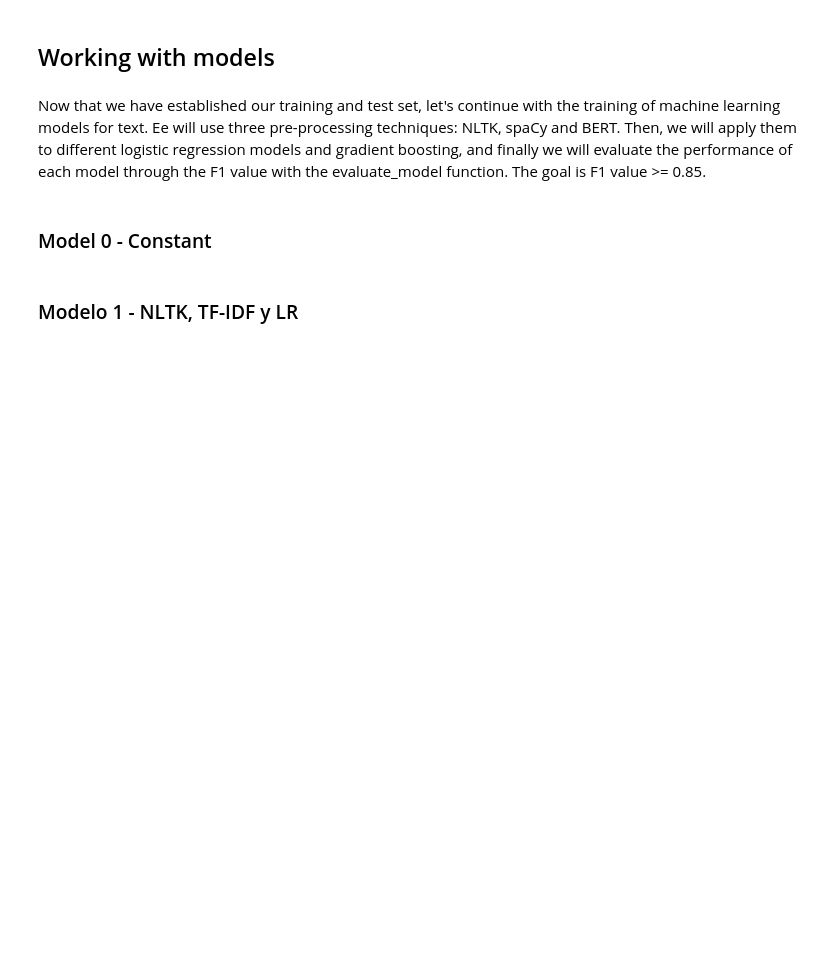
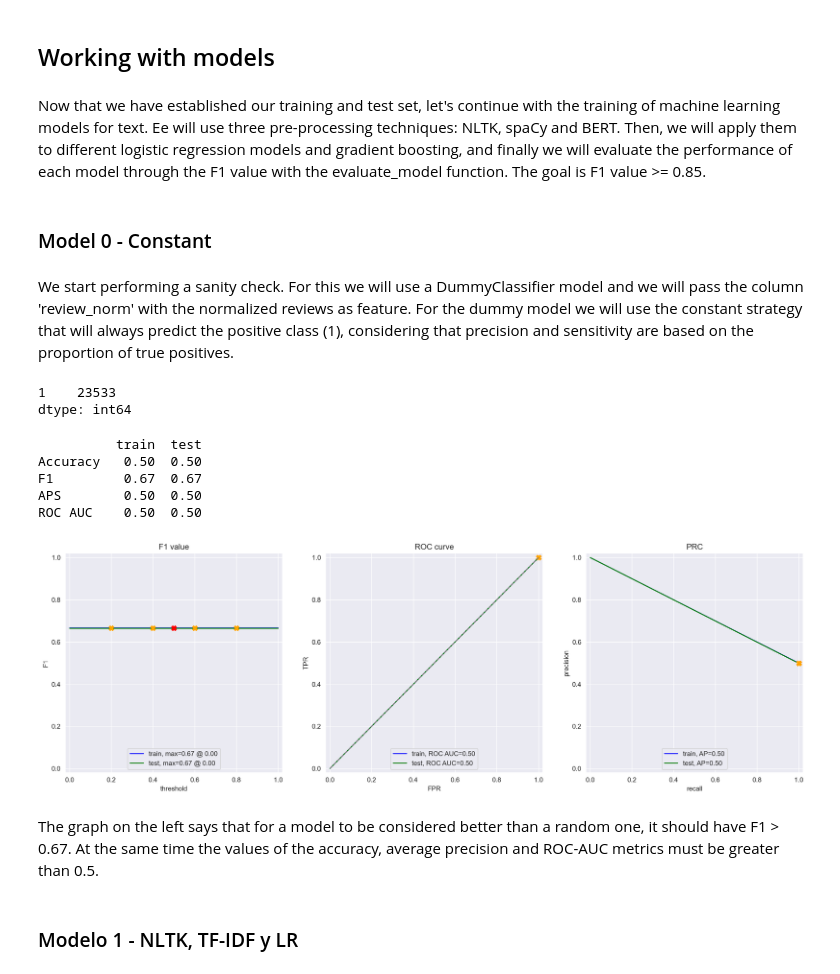
Before and after one commit to Vincent-Ambrose/Movies, a Jupyter notebook: movies.ipynb, the cells around one changed output. Drawn from its saved outputs; the diff is of its cells as text; code cells hidden in the pictures; blank space fills up the shorter version.

```diff
--- a/movies.ipynb
+++ b/movies.ipynb
@@ -399,7 +399,7 @@ def evaluate_model(model, train_features, train_target, test_features, test_targ
         ax.set_xlabel('threshold')
         ax.set_ylabel('F1')
         ax.legend(loc='lower center')
-        ax.set_title(f'Valor F1')
+        ax.set_title(f'F1 value')
 
         # ROC
         ax = axs[1]
@@ -415,7 +415,7 @@ def evaluate_model(model, train_features, train_target, test_features, test_targ
         ax.set_xlabel('FPR')
         ax.set_ylabel('TPR')
         ax.legend(loc='lower center')
-        ax.set_title(f'Curva ROC')
+        ax.set_title(f'ROC curve')
 
         # PRC
         ax = axs[2]
@@ -522,3 +516,33 @@ evaluate_model(model_dummy, X_train, Y_train, X_test, Y_test)
+# %% [markdown]
+We start performing a sanity check. For this we will use a DummyClassifier model and we will pass the column 'review_norm' with the normalized reviews as feature. For the dummy model we will use the constant strategy that will always predict the positive class (1), considering that precision and sensitivity are based on the proportion of true positives.
+# %%
+# set the features of the training and testing set.
+train_features_0 = df_train['review_norm']
+test_features_0 = df_test['review_norm']
+# %%
+# calling DummyClassifier with strategy 'constant' and train it
+model_dummy = DummyClassifier(strategy='constant', constant=1)
+model_dummy.fit(train_features_0, train_target)
+
+# review the distribution of predictions made by the model
+predictions = model_dummy.predict(test_features_0)
+predictions = pd.Series(predictions)
+predictions.value_counts()
+# %% [output]
+1    23533
+dtype: int64
+# %%
+# evaluating the model by calling the function 'evaluate_model'
+evaluate_model(model_dummy, train_features_0, train_target, test_features_0, test_target)
+# %% [output]
+          train  test
+Accuracy   0.50  0.50
+F1         0.67  0.67
+APS        0.50  0.50
+ROC AUC    0.50  0.50
+[figure, added]
+# %% [markdown]
+The graph on the left says that for a model to be considered better than a random one, it should have F1 > 0.67. At the same time the values of the accuracy, average precision and ROC-AUC metrics must be greater than 0.5.
 # %% [markdown]
 ### Modelo 1 - NLTK, TF-IDF y LR
 # %%
```
Also changed, not shown: parts of 2 cells of this notebook.
